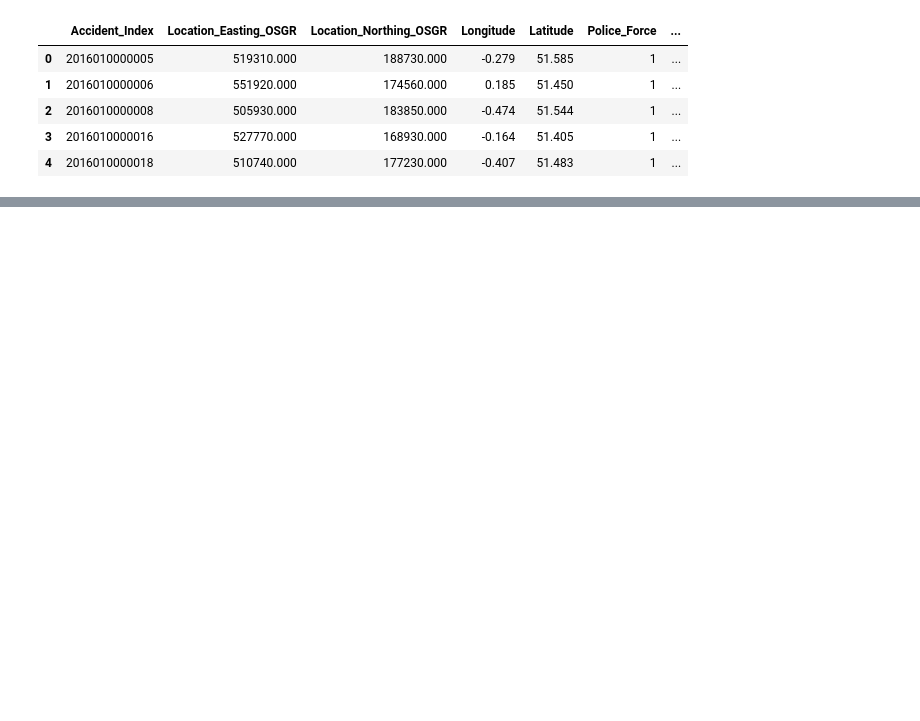
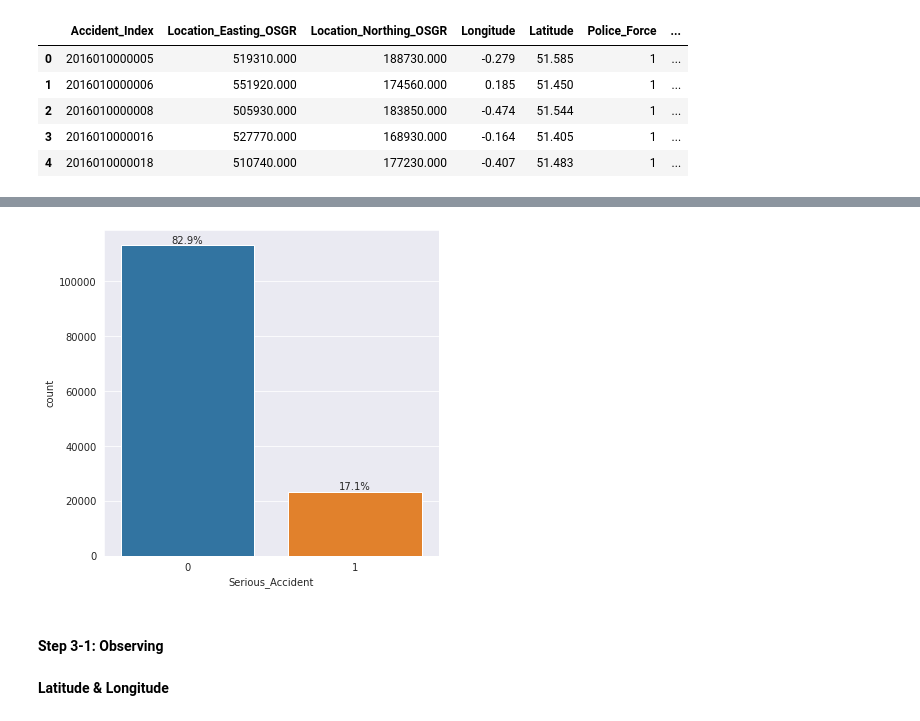
Before and after one commit to brian-pan/road-safety-machine-learning-report, a Jupyter notebook: machine_learning_python_project_one.ipynb, the cells around one changed output, grey strips where cells are left out. Drawn from its saved outputs; the diff is of its cells as text; code cells hidden in the pictures; blank space fills up the shorter version.

```diff
--- a/machine_learning_python_project_one.ipynb
+++ b/machine_learning_python_project_one.ipynb
@@ -179,0 +202,5 @@ df.head()
+# %%
+# re-define the index of levels to 0 and 1
+df['Serious_Accident'] = 1
+df['Serious_Accident'][df['Accident_Severity'] == 3] = 0
+print('Count of outcome variable: \n', df['Serious_Accident'].value_counts())
@@ -179,0 +215,18 @@ df.head()
+# %%
+# Count plot
+plt.figure(figsize=(6,6))
+ax = sns.countplot(x=df.Serious_Accident)
+
+# get the percentage above each histogram
+for p in ax.patches:
+    x = p.get_bbox().get_points()[:,0]
+    y = p.get_bbox().get_points()[1,1]
+    ax.annotate('{:.1f}%'.format(100. * y / df['Serious_Accident'].value_counts().sum()), (x.mean(), y),
+                ha='center', va='bottom') # set the alignment of the text
+plt.show()
+# %% [output]
+[figure, added]
+# %% [markdown]
+#### Step 3-1: Observing
+# %% [markdown]
+**Latitude & Longitude**
```
Also changed, not shown: parts of 12 cells of this notebook.
